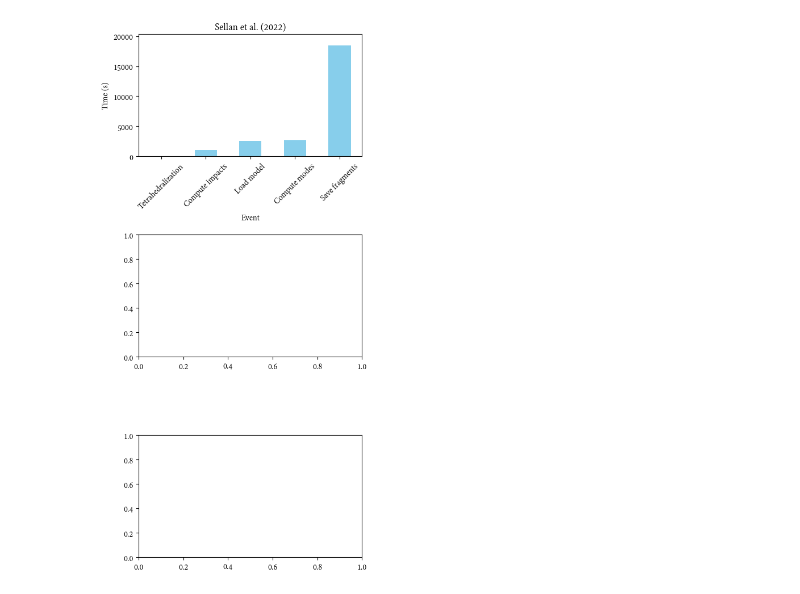
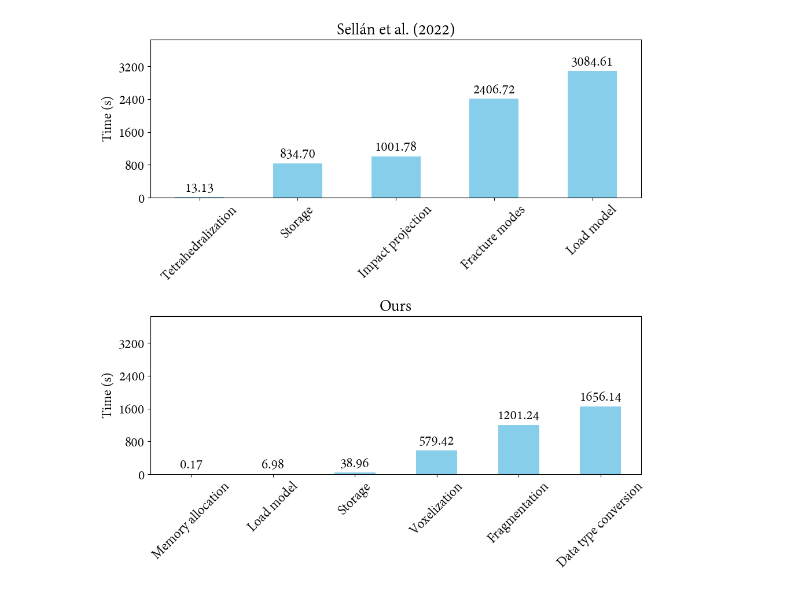
Before and after one commit to AlfonsoLRz/VoxelFragmentML, a Jupyter notebook: Python/Visualizer/resource_visualizer.ipynb, the cells around one changed output. Drawn from its saved outputs; the diff is of its cells as text; code cells hidden in the pictures.

```diff
--- a/Python/Visualizer/resource_visualizer.ipynb
+++ b/Python/Visualizer/resource_visualizer.ipynb
@@ -99 +124,8 @@ time_logs/sellan.txt
+# %%
+def plot_tendency(x, y, color, linestyle='-', ax=None, linewidth=1.5):
+    tendency = np.polyfit(x, y, 3)
+    if ax is not None:
+        ax.plot(x, np.polyval(tendency, x), linestyle=linestyle, color=color, linewidth=linewidth)
+    else:
+        plt.plot(x, np.polyval(tendency, x), linestyle=linestyle, color=color, linewidth=linewidth)
 # %%
@@ -129,0 +163,23 @@ for i in range(len(approaches)):
+# %%
+# Memory usage
+max_y = 0
+plt.figure(figsize=(10, 5))
+
+plt.fill_between([0, min_x], 0, 100, color='lightgray', alpha=0.3)
+for i in range(len(approaches)):
+    plt.plot(x_axes[i], [resource.memory for resource in resource_usage[i]], label=approaches[i] + ' (RAM)', color=colors[i], linewidth=1.5)
+    plot_tendency(x_axes[i], [resource.memory for resource in resource_usage[i]], colors[i], linestyle='--')
+    #plt.plot(x_axis, [resource.virtual_memory for resource in resource_usage[i]], label=approaches[i] + ' (Swap)', linestyle='--', color=colors[i])
+    if uses_gpu[i]:
+        plt.plot(x_axes[i], [resource.gpu for resource in resource_usage[i]], label=approaches[i] + ' (VRAM)', color=colors[i + 1])
+        plot_tendency(x_axes[i], [resource.gpu for resource in resource_usage[i]], colors[i + 1], linestyle=':', linewidth=2)
+
+    max_y = np.amax([max_y, np.amax([resource.memory for resource in resource_usage[i]])])
+
+plt.xlabel('Time (s)')
+plt.ylabel('Memory usage (GB)')
+plt.xlim(0, max_x)
+plt.ylim(0, max_y * 0.6)
+plt.legend(frameon=False, loc='upper center', ncol=3, bbox_to_anchor=(0.5, 1.17))
+plt.savefig('memory_usage.png', dpi=500)
+plt.show()
@@ -130,30 +188,37 @@ for i in range(len(approaches)):
 # %%
 # Grid of size 3x1
-fig, ax = plt.subplots(3, 1, figsize=(5, 10))
+fig, ax = plt.subplots(2, 1, figsize=(10, 10))
+max_y = 0
 
 for i in range(len(approaches)):
     # how many events do exist for the approach
     unique_events = set([event.event_type for event in events[i]])
 
     accumulated_time = {event: 0 for event in unique_events}
     for event in events[i]:
         accumulated_time[event.event_type] += event.time
 
     # sort
     accumulated_time = dict(sorted(accumulated_time.items(), key=lambda item: item[1]))
 
     ax[i].bar(accumulated_time.keys(), accumulated_time.values(), width=0.5, color='skyblue')
+    for event, time in accumulated_time.items():
+        ax[i].text(event, time + 50, f'{time:.2f}', ha='center', va='bottom')
 
     ax[i].set_title(approaches[i])
     ax[i].set_ylabel('Time (s)')
-    ax[i].set_xlabel('Event')
     ax[i].set_xticklabels(accumulated_time.keys(), rotation=45)
     ax[i].set_xlim(-0.5, len(unique_events) - 0.5)
-    ax[i].set_ylim(0, np.amax(list(accumulated_time.values())) * 1.1)
+    # if i > 0:
+    #     ax[i].set_yticklabels([])
+    max_y = np.amax([max_y, np.amax(list(accumulated_time.values()))])
 
-    break
+for i in range(len(approaches)):
+    ax[i].set_ylim(0, max_y * 1.25)
+    ax[i].set_yticks(np.arange(0, max_y * 1.2, 800))
 
 plt.tight_layout()
+plt.savefig('event_distribution.png', dpi=500)
 plt.show()
 # %% [output]
-[figure, old version]
+[figure, new version]
```
Also changed, not shown: parts of 9 cells of this notebook, 7 other files.
